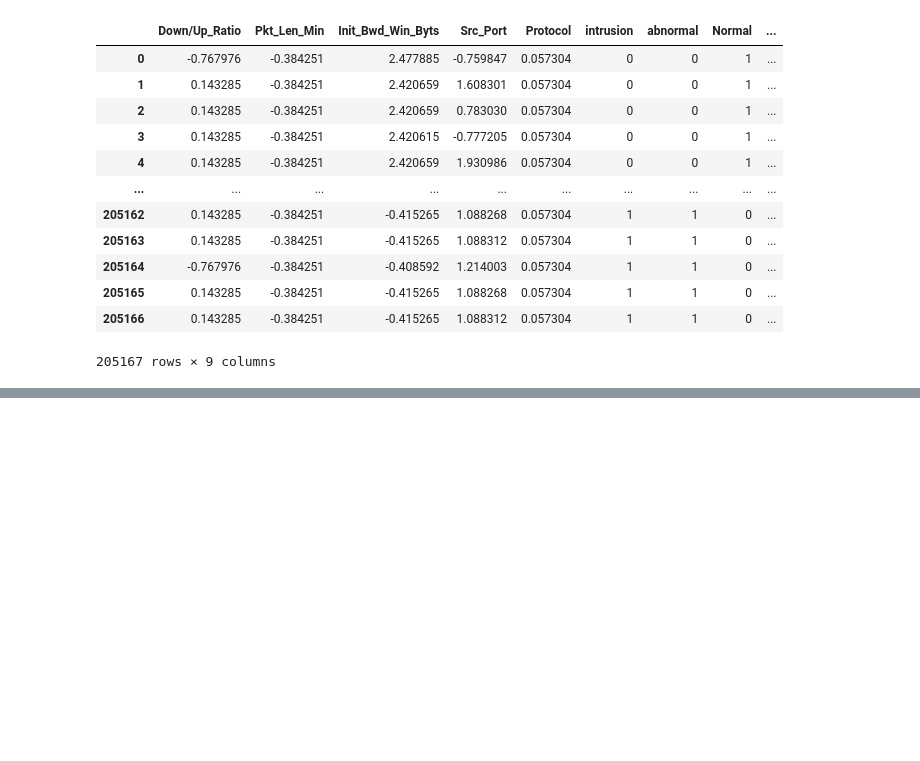
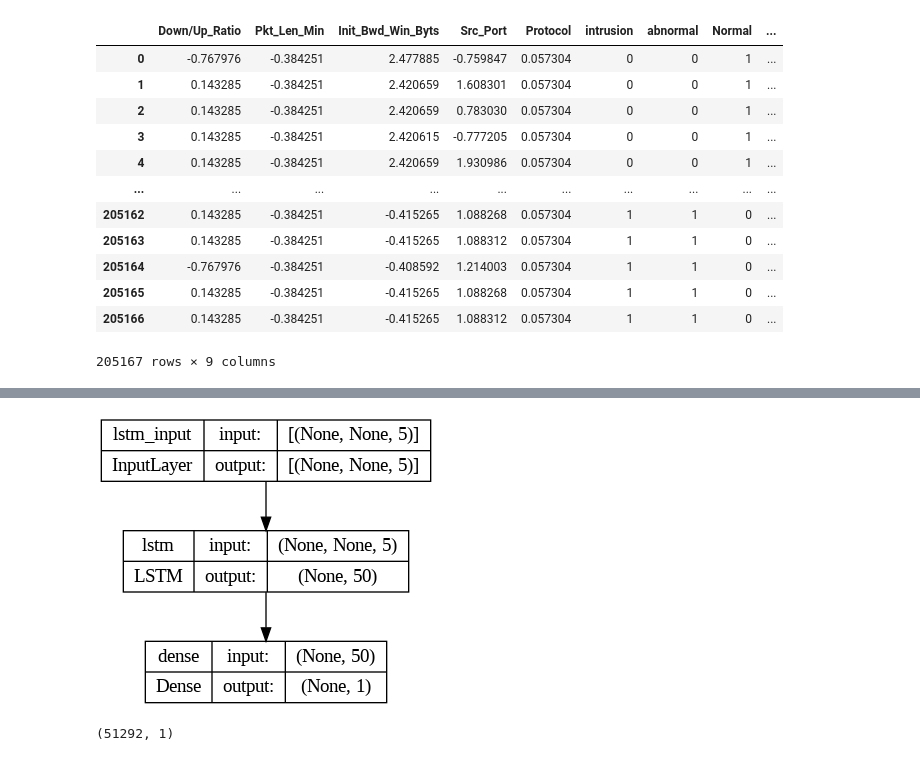
Before and after one commit to Nardy07/majorproj, a Jupyter notebook: binary_class.ipynb, the cells around one changed output, grey strips where cells are left out. Cells and saved outputs as stored; diff of their text form; code cells hidden in the pictures; blank space fills up the shorter version.

```diff
--- a/binary_class.ipynb
+++ b/binary_class.ipynb
@@ -387,0 +381,24 @@ Epoch 42/100
+# %%
+from keras.models import model_from_json # saving and loading trained model
+
+filepath = 'lst_binary.json'
+weightspath = 'lst_binary.h5'
+if (not path.isfile(filepath)):
+  # serialize model to JSON
+  lst_json = lst.to_json()
+  with open(filepath, "w") as json_file:
+    json_file.write(lst_json)
+
+  # serialize weights to HDF5
+  lst.save_weights(weightspath)
+  print("Saved model to disk")
+
+  # load json and create model
+  json_file = open(filepath, 'r')
+  loaded_model_json = json_file.read()
+  json_file.close()
+  lst = model_from_json(loaded_model_json)
+
+  # load weights into new model
+  lst.load_weights(weightspath)
+  print("Loaded model from disk")
@@ -387,0 +408,10 @@ Epoch 42/100
+# %%
+# load json and create model
+json_file = open(filepath, 'r')
+loaded_model_json = json_file.read()
+json_file.close()
+lst = model_from_json(loaded_model_json)
+
+# load weights into new model
+lst.load_weights(weightspath)
+print("Loaded model from disk")
@@ -387,0 +420,3 @@ Epoch 42/100
+# %%
+# defining loss function, optimizer, metrics and then compiling model
+lst.compile(loss='binary_crossentropy',optimizer='adam',metrics=['accuracy'])
@@ -387,0 +454,10 @@ Epoch 42/100
+# %%
+from keras.utils import plot_model
+# representation of model layers
+plot_model(lst, to_file='lstm_binary.png', show_shapes=True,)
+# %% [output]
+[figure, added]
+# %%
+y_test.shape
+# %% [output]
+(51292, 1)
```
Also changed, not shown: parts of 20 cells of this notebook.
